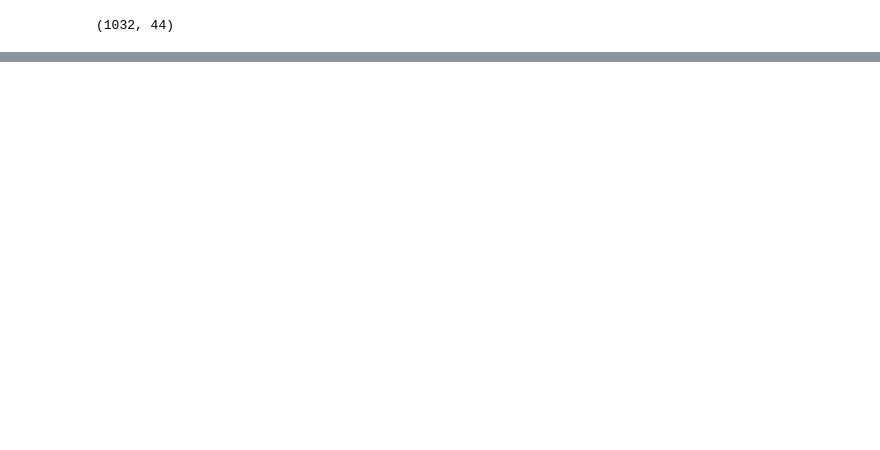
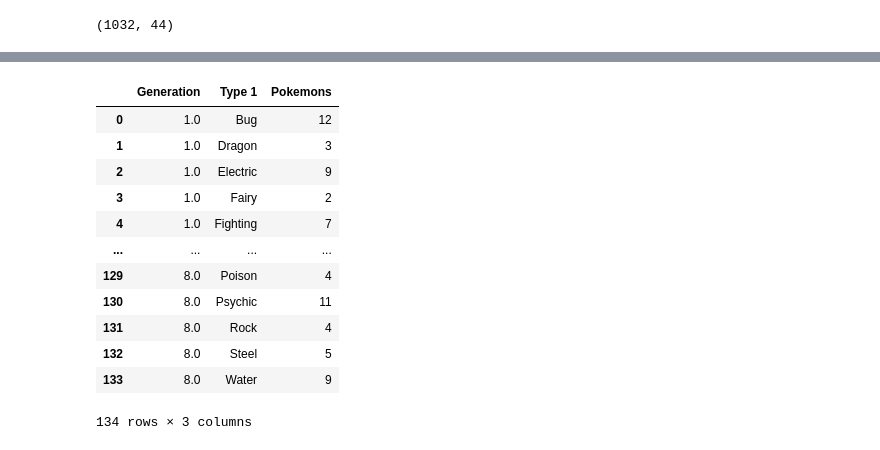
Before and after one commit to wvcode/blog, a Jupyter notebook: posts/data-105/index.ipynb, the cells around one changed output, grey strips where cells are left out. Cells and saved outputs as stored; diff of their text form; code cells hidden in the pictures; blank space fills up the shorter version.

```diff
--- a/posts/data-105/index.ipynb
+++ b/posts/data-105/index.ipynb
@@ -166,0 +345,16 @@ pokemons.shape
+# %%
+pokemons.groupby(['Generation', 'Type 1'])['Name'].count().reset_index(name='Pokemons')
+# %% [output]
+|  | Generation | Type 1 | Pokemons |
+| 0 | 1.0 | Bug | 12 |
+| 1 | 1.0 | Dragon | 3 |
+| 2 | 1.0 | Electric | 9 |
+| 3 | 1.0 | Fairy | 2 |
+| 4 | 1.0 | Fighting | 7 |
+| ... | ... | ... | ... |
+| 129 | 8.0 | Poison | 4 |
+| 130 | 8.0 | Psychic | 11 |
+| 131 | 8.0 | Rock | 4 |
+| 132 | 8.0 | Steel | 5 |
+| 133 | 8.0 | Water | 9 |
+134 rows × 3 columns
```
Also changed, not shown: parts of 42 cells of this notebook, 2 other files.
